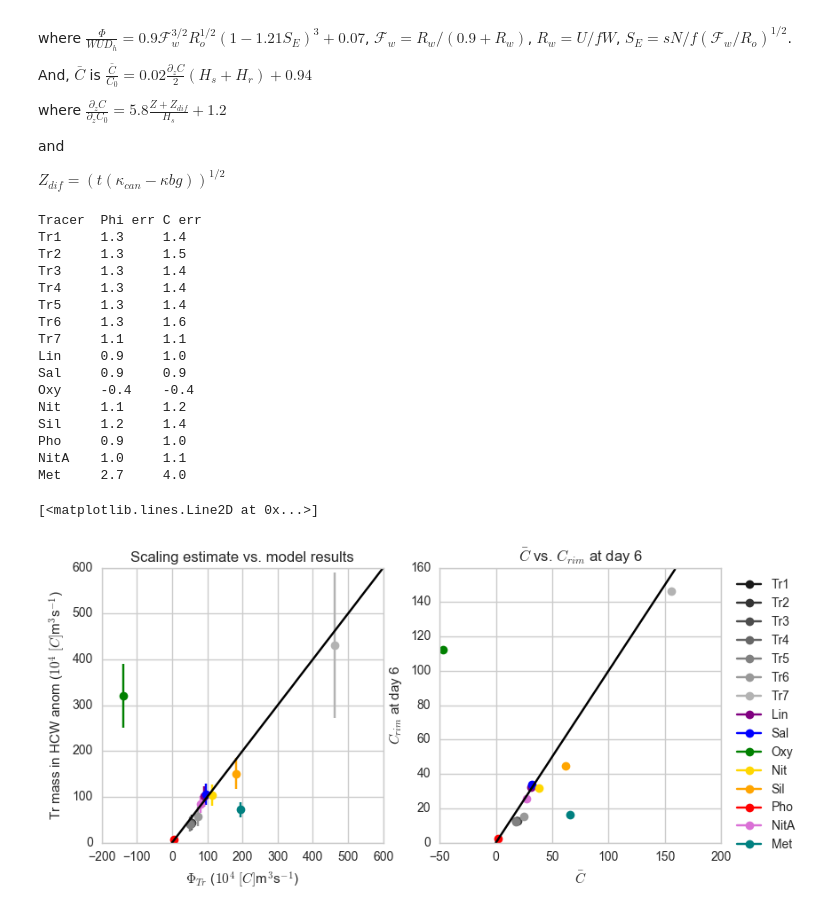
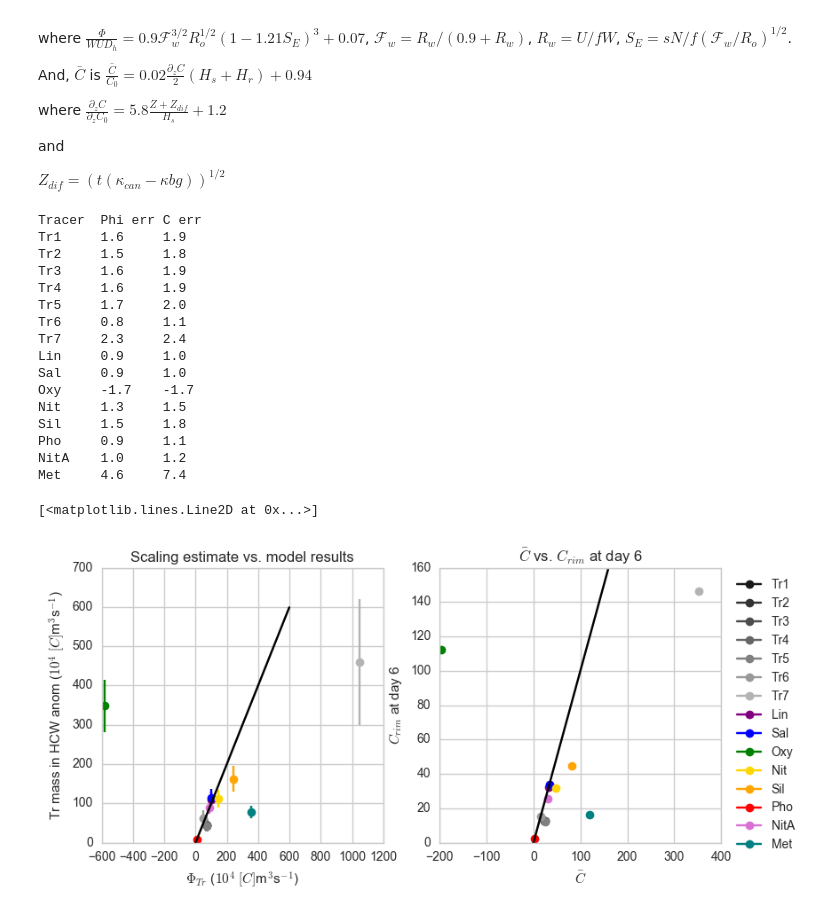
Before and after one commit to UBC-MOAD/outputanalysisnotebooks, a Jupyter notebook: NutrientProfiles/Parabolic/How_far_from_real_profiles.ipynb, the cells around one changed output. Drawn from its saved outputs; the diff is of its cells as text; code cells hidden in the pictures.

```diff
--- a/NutrientProfiles/Parabolic/How_far_from_real_profiles.ipynb
+++ b/NutrientProfiles/Parabolic/How_far_from_real_profiles.ipynb
@@ -110,7 +110,7 @@ Mass_Para = ['TrMassHCW01','TrMassHCW02','TrMassHCW03','TrMassHCW04',
              'TrMassHCW05','TrMassHCW06','TrMassHCW07']
 labels_Para = ['Tr1','Tr2','Tr3','Tr4','Tr5','Tr6','Tr7']
 colours_Para = ['0.1','0.2','0.3','0.4','0.5','0.6','0.7']
-dTr0_Para = [-0.05,-0.059,-0.051,-0.049,-0.0427,-0.112,-0.0125]
+dTr0_Para = [-0.05,-0.045,-0.049,-0.051,-0.054,-0.012,-0.087]
 Co_Para = [13.625,13.627 ,13.625 ,13.624 ,13.623,13.640, 150.10]
 Cd6_Para =  [12.595 ,12.8862,12.6462,12.5458 ,12.3310 ,15.1507 ,146.4252]
 # %%
@@ -126,11 +126,11 @@ print ("\t".join(['Tracer', 'Phi err', 'C err']))
 
 for TrMass, dTr0,Co,C, lab, col in zip(Mass_Para,dTr0_Para,Co_Para,Cd6_Para,labels_Para,colours_Para):
 
-    mass_can_eff = dfLWR[TrMass]-dfLWRnoc[TrMass]
+    mass_can_eff = dfLWR[TrMass]
     PhiTr = np.mean(np.array([(mass_can_eff[ii]-mass_can_eff[ii-1])/(time[ii]-time[ii-1]) for ii in range (8,15)]))
     PhiTr_std = np.std(np.array([(mass_can_eff[ii]-mass_can_eff[ii-1])/(time[ii]-time[ii-1]) for ii in range (8,15)]))
-    dTrdz = -dTr0*(5.8*(((Z+Zdif)/Hs))+1.2)
-    Capprox=((0.02*(dTrdz*(Hh+132.0)/2.0))+0.94)*Co
+    dTrdz = -dTr0*(6.27*(((Z+Zdif)/Hs))+0.98)
+    Capprox=((0.04*(dTrdz*(Hh+132.0)/2.0))+1.0)*Co
     scale_PhiTr = HA2013*Capprox
     ax1.errorbar(scale_PhiTr/1E4, PhiTr/1E4, yerr=PhiTr_std/1E4, color=col, label=lab, marker='o')
     err_phi = scale_PhiTr/PhiTr
@@ -142,51 +142,51 @@ for TrMass, dTr0,Co,C, lab, col in zip(Mass_Para,dTr0_Para,Co_Para,Cd6_Para,labe
 
 for TrMass, dTr0, Co,C, lab, col in zip(Mass_Bark,dTr0_Bark,Co_Bark,Cd6_Bark,labels_Bark,colours_Bark):
 
-    mass_can_eff = dfBAR[TrMass]-dfBARnoc[TrMass]
+    mass_can_eff = dfBAR[TrMass]
     PhiTr = np.mean(np.array([(mass_can_eff[ii]-mass_can_eff[ii-1])/(time[ii]-time[ii-1]) for ii in range (8,15)]))
     PhiTr_std = np.std(np.array([(mass_can_eff[ii]-mass_can_eff[ii-1])/(time[ii]-time[ii-1]) for ii in range (8,15)]))
 
-    dTrdz = -dTr0*(5.81*(((Z+Zdif)/Hs))+1.03)
-    Capprox=((0.02*(dTrdz*(Hh+132.0)/2.0))+0.94)*Co
+    dTrdz = -dTr0*(6.27*(((Z+Zdif)/Hs))+0.98)
+    Capprox=((0.04*(dTrdz*(Hh+132.0)/2.0))+1.0)*Co
     scale_PhiTr = HA2013*Capprox
     ax1.errorbar(scale_PhiTr/1E4, PhiTr/1E4, yerr=PhiTr_std/1E4, color=col, label=lab, marker='o')
     err_phi = scale_PhiTr/PhiTr
     ax2.plot(Capprox, C, color=col, label=lab, marker='o')
     err_C = Capprox/C
     print ("%s" % (lab), "\t".join(['\t%1.1f\t%1.1f' % (err_phi, err_C)]))
 
 
 ax1.set_xlabel(r'$\Phi_{Tr}$ ($10^4$ $[C]$m$^{3}$s$^{-1}$)')
 ax1.set_ylabel('Tr mass in HCW anom ($10^4$ $[C]$m$^{3}$s$^{-1}$)')
 ax1.set_title('Scaling estimate vs. model results')
 #ax1.set_ylim(0,500)
 #ax1.set_xlim(0,500)
 ax1.plot(np.arange(0,600,1),np.arange(0,600,1),'-k')
 
 ax2.legend(bbox_to_anchor=(1.3,1),ncol=1, columnspacing=0.1)
 ax2.set_xlabel(r'$\bar{C}$')
 ax2.set_ylabel('$C_{rim}$ at day 6')
 ax2.set_title(r'$\bar{C}$ vs. $C_{rim}$ at day 6')
 ax2.plot(np.arange(0,160,1),np.arange(0,160,1),'-k')
 # %% [output]
 Tracer  Phi err C err
-Tr1     1.3     1.4
-Tr2     1.3     1.5
-Tr3     1.3     1.4
-Tr4     1.3     1.4
-Tr5     1.3     1.4
-Tr6     1.3     1.6
-Tr7     1.1     1.1
+Tr1     1.6     1.9
+Tr2     1.5     1.8
+Tr3     1.6     1.9
+Tr4     1.6     1.9
+Tr5     1.7     2.0
+Tr6     0.8     1.1
+Tr7     2.3     2.4
 Lin     0.9     1.0
-Sal     0.9     0.9
-Oxy     -0.4    -0.4
-Nit     1.1     1.2
-Sil     1.2     1.4
-Pho     0.9     1.0
-NitA    1.0     1.1
-Met     2.7     4.0
+Sal     0.9     1.0
+Oxy     -1.7    -1.7
+Nit     1.3     1.5
+Sil     1.5     1.8
+Pho     0.9     1.1
+NitA    1.0     1.2
+Met     4.6     7.4
 [<matplotlib.lines.Line2D at 0x...>]
-[figure, old version]
+[figure, new version]
 # %% [markdown]
 Form this plot with a gigantic scale it is clear that our scaling does a pretty bad approximation for oxygen, methane (largest negative curvature) for both tracer flux and concentration near the rim. Also, the model comparison for concentration that I took ($C_{rim}$ at day 6) may not be very fair but it seems to be in good agreement of what happens for $\Phi_{Tr}$.
 
```
Also changed, not shown: parts of 2 cells of this notebook, 4 other files.
